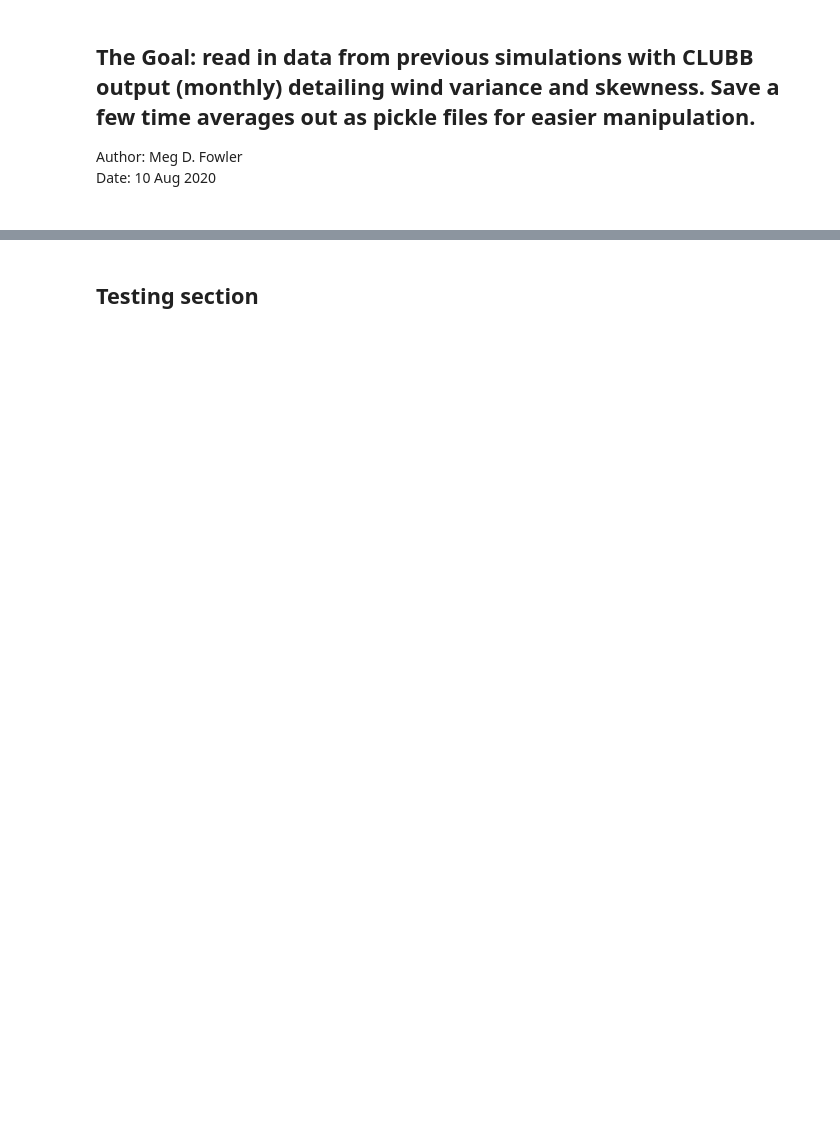
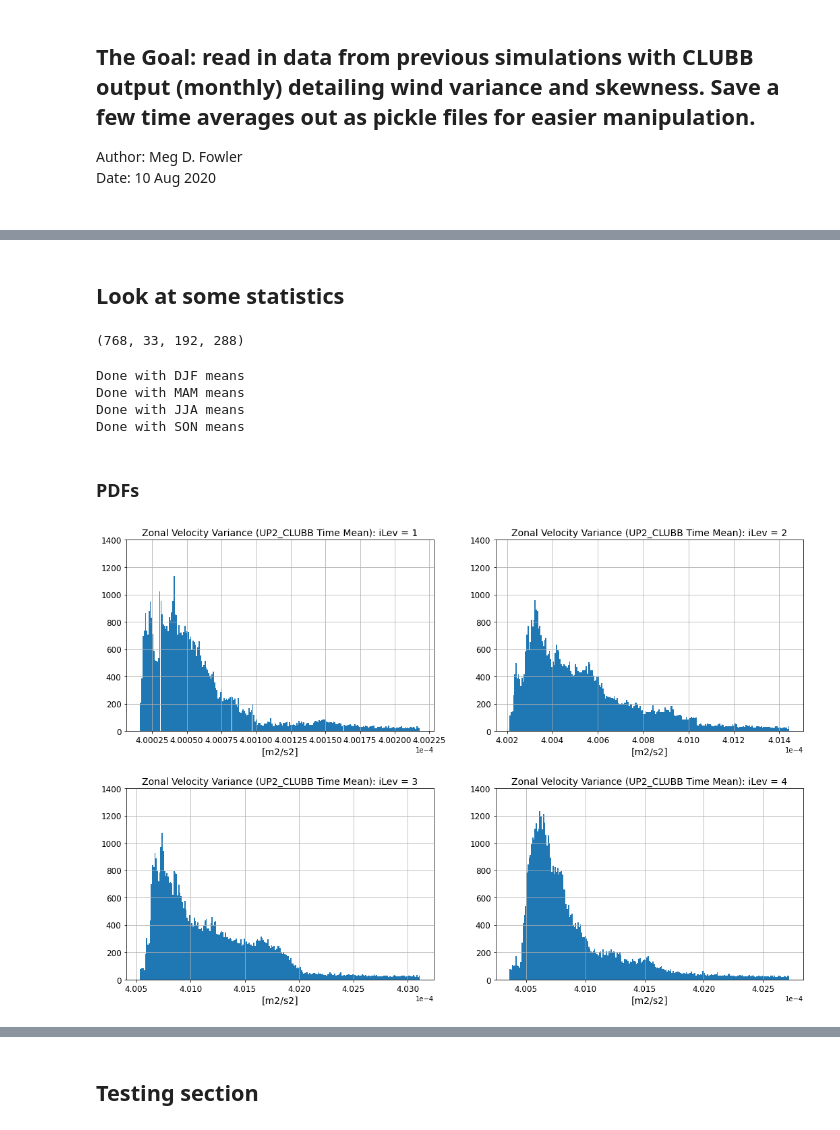
Before and after one commit to megandevlan/CLUBB_statistics, a Jupyter notebook: Read_CLUBB_data.ipynb, the cells around one changed output, grey strips where cells are left out. Drawn from its saved outputs; the diff is of its cells as text; code cells hidden in the pictures; blank space fills up the shorter version.

```diff
--- a/Read_CLUBB_data.ipynb
+++ b/Read_CLUBB_data.ipynb
@@ -47,0 +114,80 @@ for iDec in range(len(decadeList)):
+# %% [markdown]
+## Look at some statistics
+# %%
+# Read into individual arrays for easy access
+
+UP2 = fullDF.UP2_CLUBB      # Zonal velocity variance (m2/s2)
+VP2 = fullDF.VP2_CLUBB      # Meridional velocity variance (m2/s2)
+WP2 = fullDF.WP2_CLUBB      # Vertical velocity variance (m2/s2)
+WP3 = fullDF.WP3_CLUBB      # Third moment vertical velocity (m3/s3)
+PS  = fullPS.PS             # Surface pressure (Pa)
+
+np.shape(WP3)
+# %% [output]
+(768, 33, 192, 288)
+# %%
+# Take (annual) time means to look at a few PDFs
+UP2_timeMean = np.squeeze(np.nanmean(UP2, 0))
+VP2_timeMean = np.squeeze(np.nanmean(VP2, 0))
+WP2_timeMean = np.squeeze(np.nanmean(WP2, 0))
+WP3_timeMean = np.squeeze(np.nanmean(WP3, 0))
+# %%
+# --- Compare to seasonal means --- #
+iDJF = np.where((dates.month==1) | (dates.month<=3))[0]
+iMAM = np.where((dates.month>=4) & (dates.month<=6))[0]
+iJJA = np.where((dates.month>=7) & (dates.month<=9))[0]
+iSON = np.where((dates.month>=10) & (dates.month<=12))[0]
+
+# DJF
+UP2_DJFmean = np.squeeze(np.nanmean(UP2[iDJF,:,:,:], 0))
+VP2_DJFmean = np.squeeze(np.nanmean(VP2[iDJF,:,:,:], 0))
+WP2_DJFmean = np.squeeze(np.nanmean(WP2[iDJF,:,:,:], 0))
+WP3_DJFmean = np.squeeze(np.nanmean(WP3[iDJF,:,:,:], 0))
+print('Done with DJF means')
+
+# MAM
+UP2_MAMmean = np.squeeze(np.nanmean(UP2[iMAM,:,:,:], 0))
+VP2_MAMmean = np.squeeze(np.nanmean(VP2[iMAM,:,:,:], 0))
+WP2_MAMmean = np.squeeze(np.nanmean(WP2[iMAM,:,:,:], 0))
+WP3_MAMmean = np.squeeze(np.nanmean(WP3[iMAM,:,:,:], 0))
+print('Done with MAM means')
+
+# JJA
+UP2_JJAmean = np.squeeze(np.nanmean(UP2[iJJA,:,:,:], 0))
+VP2_JJAmean = np.squeeze(np.nanmean(VP2[iJJA,:,:,:], 0))
+WP2_JJAmean = np.squeeze(np.nanmean(WP2[iJJA,:,:,:], 0))
+WP3_JJAmean = np.squeeze(np.nanmean(WP3[iJJA,:,:,:], 0))
+print('Done with JJA means')
+
+# SON
+UP2_SONmean = np.squeeze(np.nanmean(UP2[iSON,:,:,:], 0))
+VP2_SONmean = np.squeeze(np.nanmean(VP2[iSON,:,:,:], 0))
+WP2_SONmean = np.squeeze(np.nanmean(WP2[iSON,:,:,:], 0))
+WP3_SONmean = np.squeeze(np.nanmean(WP3[iSON,:,:,:], 0))
+print('Done with SON means')
+# %% [output]
+Done with DJF means
+Done with MAM means
+Done with JJA means
+Done with SON means
+# %% [markdown]
+### PDFs
+# %%
+fig, axs = plt.subplots(2,2, figsize=(18, 12), facecolor='w', edgecolor='k')
+fig.subplots_adjust(hspace = .3,wspace = 0.2)
+axs = axs.ravel()
+
+for iLev in range(4):
+    # Reshape data into 1D array
+    UP2_reshape = np.squeeze(UP2_timeMean[iLev+1,:,:]).reshape((len(lat)*len(lon), 1))
+
+    # Plot histogram
+    axs[iLev].hist(UP2_reshape,np.floor(np.sqrt((len(lat)*len(lon)))).astype('int'))
+    axs[iLev].grid()
+    axs[iLev].set_ylim([0,1400])
+    axs[iLev].set_title('Zonal Velocity Variance (UP2_CLUBB Time Mean): iLev = '+str(iLev+1), fontsize=14)
+    axs[iLev].ticklabel_format(style='sci',axis='x',scilimits=(0,0))
+    axs[iLev].set_xlabel('[m2/s2]',fontsize=14)
+    axs[iLev].tick_params(labelsize=12)
+# %% [output]
+[figure, added]
```
Also changed, not shown: parts of 45 cells of this notebook.
